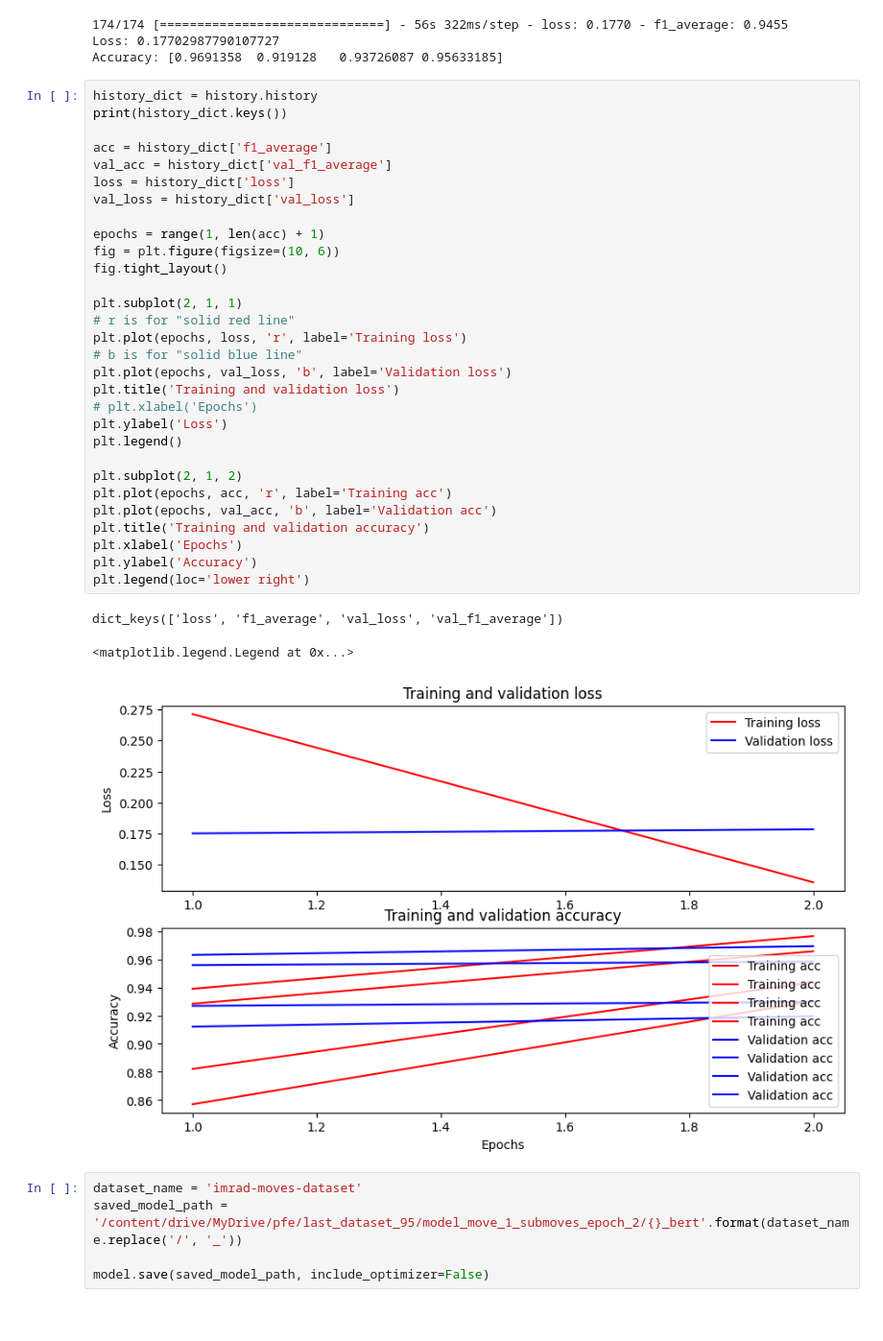
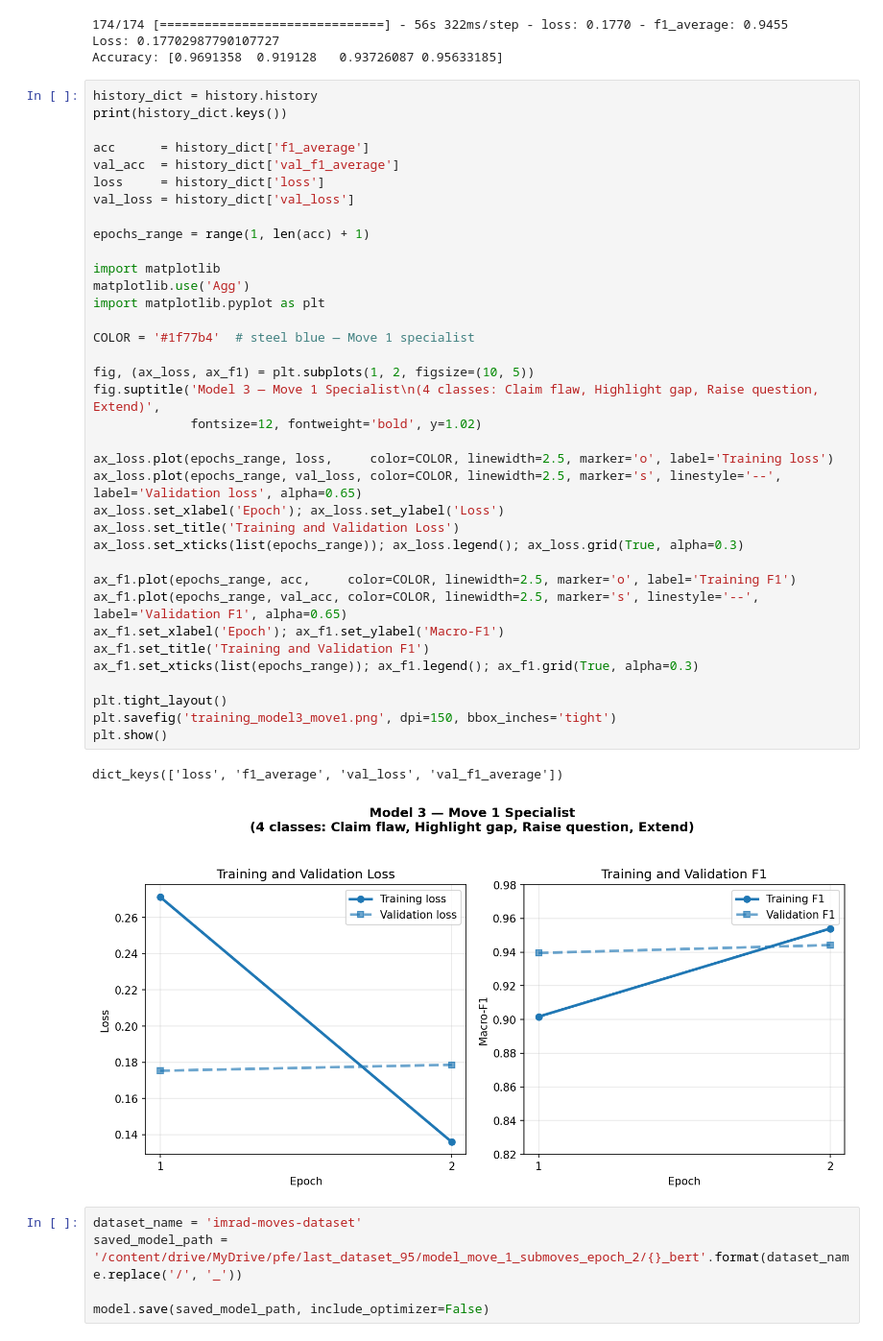
Before and after one commit to stormsidali2001/graduation_IMRAD_introduction_analysis_SaaS, a Jupyter notebook: notebooks/v3/8.pfe_training_sub_moves_1_bert_model_07_1.ipynb, the cells around one changed output. Shown at 96% size. Drawn from its saved outputs; the diff is of its cells as text.

```diff
--- a/notebooks/v3/8.pfe_training_sub_moves_1_bert_model_07_1.ipynb
+++ b/notebooks/v3/8.pfe_training_sub_moves_1_bert_model_07_1.ipynb
@@ -514,40 +514,45 @@ print(f'Accuracy: {accuracy}')
 174/174 [==============================] - 56s 322ms/step - loss: 0.1770 - f1_average: 0.9455
 Loss: 0.17702987790107727
 Accuracy: [0.9691358  0.919128   0.93726087 0.95633185]
-# %%
-history_dict = history.history
-print(history_dict.keys())
-
-acc = history_dict['f1_average']
-val_acc = history_dict['val_f1_average']
-loss = history_dict['loss']
-val_loss = history_dict['val_loss']
-
-epochs = range(1, len(acc) + 1)
-fig = plt.figure(figsize=(10, 6))
-fig.tight_layout()
-
-plt.subplot(2, 1, 1)
-# r is for "solid red line"
-plt.plot(epochs, loss, 'r', label='Training loss')
-# b is for "solid blue line"
-plt.plot(epochs, val_loss, 'b', label='Validation loss')
-plt.title('Training and validation loss')
-# plt.xlabel('Epochs')
-plt.ylabel('Loss')
-plt.legend()
-
-plt.subplot(2, 1, 2)
-plt.plot(epochs, acc, 'r', label='Training acc')
-plt.plot(epochs, val_acc, 'b', label='Validation acc')
-plt.title('Training and validation accuracy')
-plt.xlabel('Epochs')
-plt.ylabel('Accuracy')
-plt.legend(loc='lower right')
-# %% [output]
-dict_keys(['loss', 'f1_average', 'val_loss', 'val_f1_average'])
-<matplotlib.legend.Legend at 0x...>
-[figure, removed]
+# %%
+history_dict = history.history
+print(history_dict.keys())
+
+acc      = history_dict['f1_average']
+val_acc  = history_dict['val_f1_average']
+loss     = history_dict['loss']
+val_loss = history_dict['val_loss']
+
+epochs_range = range(1, len(acc) + 1)
+
+import matplotlib
+matplotlib.use('Agg')
+import matplotlib.pyplot as plt
+
+COLOR = '#1f77b4'  # steel blue — Move 1 specialist
+
+fig, (ax_loss, ax_f1) = plt.subplots(1, 2, figsize=(10, 5))
+fig.suptitle('Model 3 — Move 1 Specialist\n(4 classes: Claim flaw, Highlight gap, Raise question, Extend)',
+             fontsize=12, fontweight='bold', y=1.02)
+
+ax_loss.plot(epochs_range, loss,     color=COLOR, linewidth=2.5, marker='o', label='Training loss')
+ax_loss.plot(epochs_range, val_loss, color=COLOR, linewidth=2.5, marker='s', linestyle='--', label='Validation loss', alpha=0.65)
+ax_loss.set_xlabel('Epoch'); ax_loss.set_ylabel('Loss')
+ax_loss.set_title('Training and Validation Loss')
+ax_loss.set_xticks(list(epochs_range)); ax_loss.legend(); ax_loss.grid(True, alpha=0.3)
+
+ax_f1.plot(epochs_range, acc,     color=COLOR, linewidth=2.5, marker='o', label='Training F1')
+ax_f1.plot(epochs_range, val_acc, color=COLOR, linewidth=2.5, marker='s', linestyle='--', label='Validation F1', alpha=0.65)
+ax_f1.set_xlabel('Epoch'); ax_f1.set_ylabel('Macro-F1')
+ax_f1.set_title('Training and Validation F1')
+ax_f1.set_xticks(list(epochs_range)); ax_f1.legend(); ax_f1.grid(True, alpha=0.3)
+
+plt.tight_layout()
+plt.savefig('training_model3_move1.png', dpi=150, bbox_inches='tight')
+plt.show()
+# %% [output]
+dict_keys(['loss', 'f1_average', 'val_loss', 'val_f1_average'])
+[figure, added]
 # %%
 dataset_name = 'imrad-moves-dataset'
 saved_model_path = '/content/drive/MyDrive/pfe/last_dataset_95/model_move_1_submoves_epoch_2/{}_bert'.format(dataset_name.replace('/', '_'))
```
Also changed, not shown: 2 other files.
